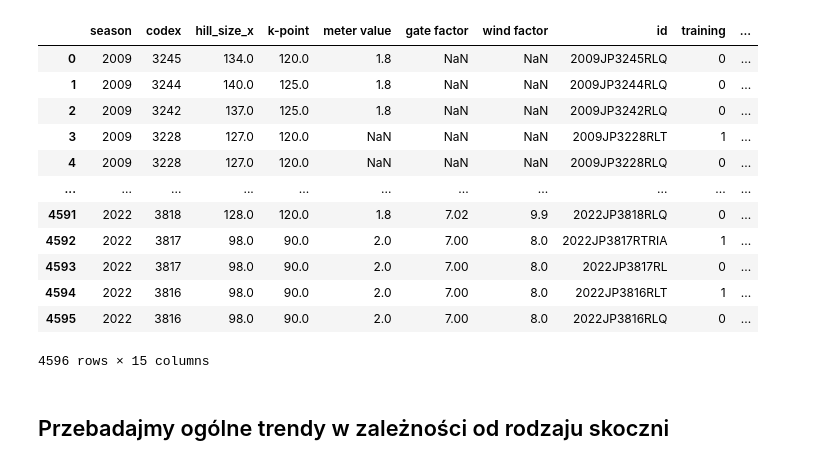
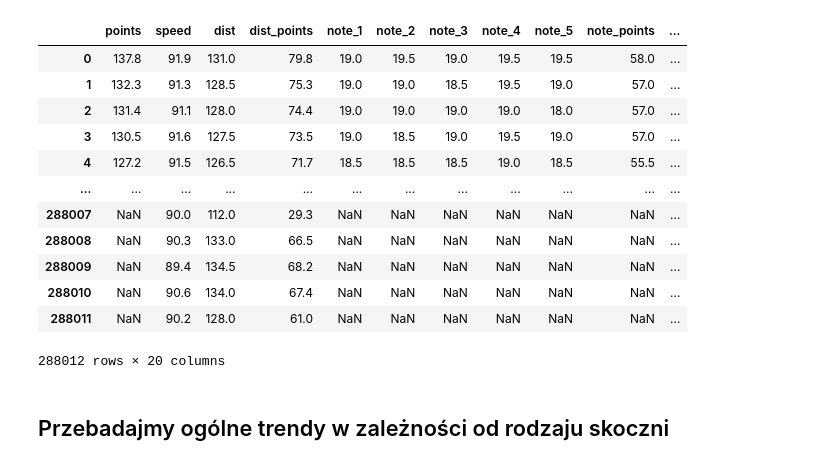
Before and after one commit to jakub-milasz/ski_jumping_analysis, a Jupyter notebook: ski_jumping.ipynb, the cells around one changed output. Cells and saved outputs as stored; diff of their text form; code cells hidden in the pictures.

```diff
--- a/ski_jumping.ipynb
+++ b/ski_jumping.ipynb
@@ -10,21 +10,21 @@ ratings = pd.read_csv("data/all_ratings.csv")
 results = pd.read_csv("data/all_results.csv")
 stats = pd.read_csv("data/all_stats.csv")
 # %%
-comps
+results
 # %% [output]
-|  | season | codex | hill_size_x | k-point | meter value | gate factor | wind factor | id | training | ... |
-| 0 | 2009 | 3245 | 134.0 | 120.0 | 1.8 | NaN | NaN | 2009JP3245RLQ | 0 | ... |
-| 1 | 2009 | 3244 | 140.0 | 125.0 | 1.8 | NaN | NaN | 2009JP3244RLQ | 0 | ... |
-| 2 | 2009 | 3242 | 137.0 | 125.0 | 1.8 | NaN | NaN | 2009JP3242RLQ | 0 | ... |
-| 3 | 2009 | 3228 | 127.0 | 120.0 | NaN | NaN | NaN | 2009JP3228RLT | 1 | ... |
-| 4 | 2009 | 3228 | 127.0 | 120.0 | NaN | NaN | NaN | 2009JP3228RLQ | 0 | ... |
-| ... | ... | ... | ... | ... | ... | ... | ... | ... | ... | ... |
-| 4591 | 2022 | 3818 | 128.0 | 120.0 | 1.8 | 7.02 | 9.9 | 2022JP3818RLQ | 0 | ... |
-| 4592 | 2022 | 3817 | 98.0 | 90.0 | 2.0 | 7.00 | 8.0 | 2022JP3817RTRIA | 1 | ... |
-| 4593 | 2022 | 3817 | 98.0 | 90.0 | 2.0 | 7.00 | 8.0 | 2022JP3817RL | 0 | ... |
-| 4594 | 2022 | 3816 | 98.0 | 90.0 | 2.0 | 7.00 | 8.0 | 2022JP3816RLT | 1 | ... |
-| 4595 | 2022 | 3816 | 98.0 | 90.0 | 2.0 | 7.00 | 8.0 | 2022JP3816RLQ | 0 | ... |
+|  | points | speed | dist | dist_points | note_1 | note_2 | note_3 | note_4 | note_5 | note_points | ... |
+| 0 | 137.8 | 91.9 | 131.0 | 79.8 | 19.0 | 19.5 | 19.0 | 19.5 | 19.5 | 58.0 | ... |
+| 1 | 132.3 | 91.3 | 128.5 | 75.3 | 19.0 | 19.0 | 18.5 | 19.5 | 19.0 | 57.0 | ... |
+| 2 | 131.4 | 91.1 | 128.0 | 74.4 | 19.0 | 19.0 | 19.0 | 19.0 | 18.0 | 57.0 | ... |
+| 3 | 130.5 | 91.6 | 127.5 | 73.5 | 19.0 | 18.5 | 19.0 | 19.5 | 19.0 | 57.0 | ... |
+| 4 | 127.2 | 91.5 | 126.5 | 71.7 | 18.5 | 18.5 | 18.5 | 19.0 | 18.5 | 55.5 | ... |
+| ... | ... | ... | ... | ... | ... | ... | ... | ... | ... | ... | ... |
+| 288007 | NaN | 90.0 | 112.0 | 29.3 | NaN | NaN | NaN | NaN | NaN | NaN | ... |
+| 288008 | NaN | 90.3 | 133.0 | 66.5 | NaN | NaN | NaN | NaN | NaN | NaN | ... |
+| 288009 | NaN | 89.4 | 134.5 | 68.2 | NaN | NaN | NaN | NaN | NaN | NaN | ... |
+| 288010 | NaN | 90.6 | 134.0 | 67.4 | NaN | NaN | NaN | NaN | NaN | NaN | ... |
+| 288011 | NaN | 90.2 | 128.0 | 61.0 | NaN | NaN | NaN | NaN | NaN | NaN | ... |
-4596 rows × 15 columns
+288012 rows × 20 columns
 # %%
 # repair space in tauplitz
 comps['place'] = comps['place'].str.replace('Tauplitz/ Bad Mitterndorf (AUT)', 'Tauplitz/Bad Mitterndorf (AUT)', regex=False)
```
Also changed, not shown: parts of 7 cells of this notebook.
